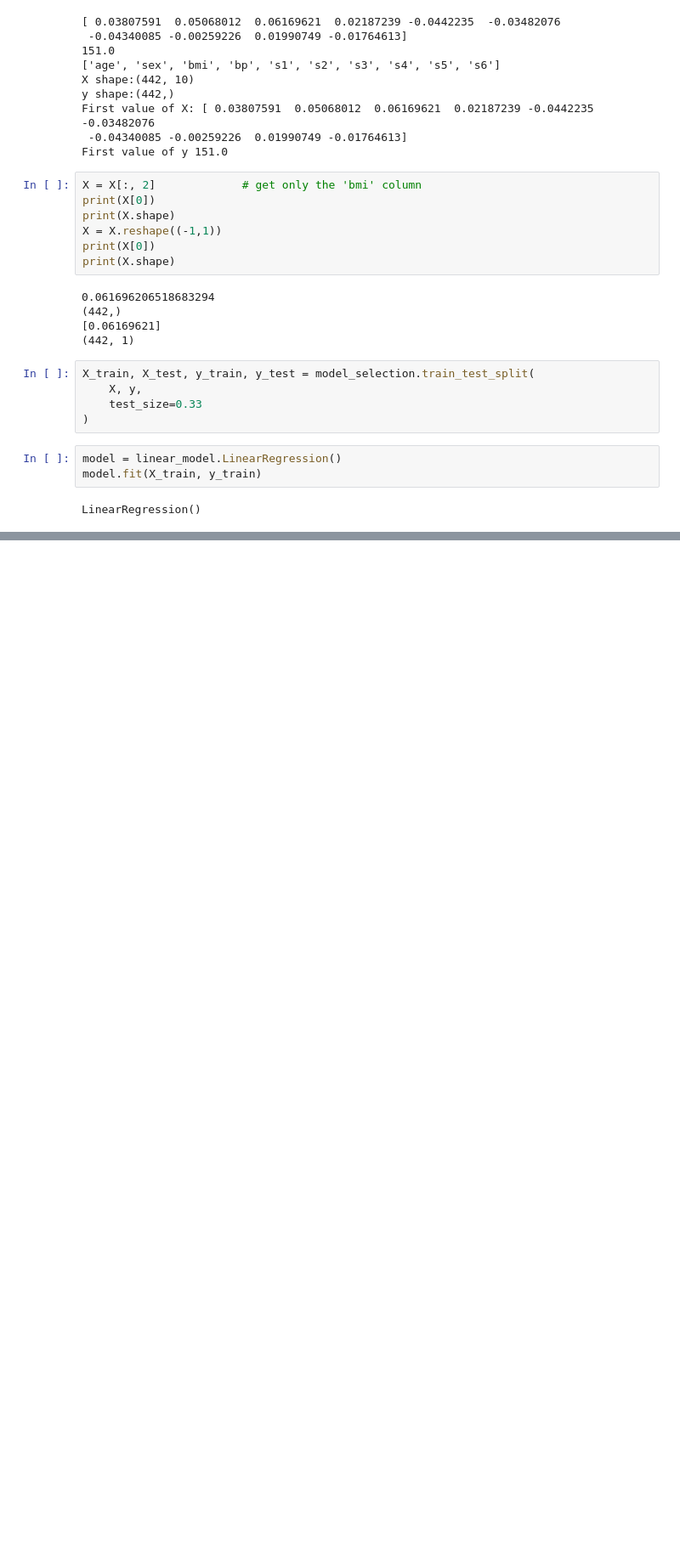
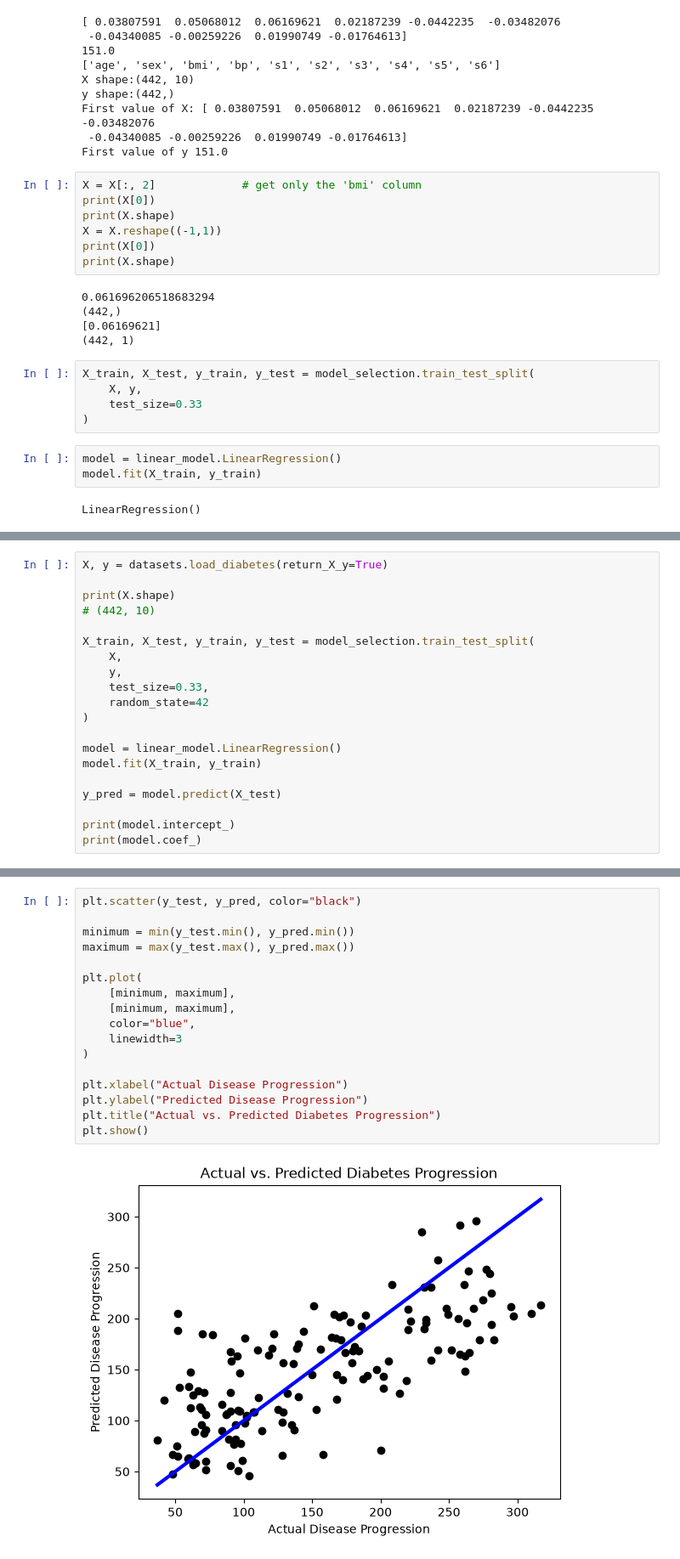
Before and after one commit to AivanD/ML-For-Beginners, a Jupyter notebook: 2-Regression/1-Tools/notebook.ipynb, the cells around one changed output, grey strips where cells are left out. Shown at 85% size. Drawn from its saved outputs; the diff is of its cells as text; blank space fills up the shorter version.

Commit message:
finished linear regression

```diff
--- a/2-Regression/1-Tools/notebook.ipynb
+++ b/2-Regression/1-Tools/notebook.ipynb
@@ -57,0 +88,20 @@ plt.show()
+# %%
+X, y = datasets.load_diabetes(return_X_y=True)
+
+print(X.shape)
+# (442, 10)
+
+X_train, X_test, y_train, y_test = model_selection.train_test_split(
+    X,
+    y,
+    test_size=0.33,
+    random_state=42
+)
+
+model = linear_model.LinearRegression()
+model.fit(X_train, y_train)
+
+y_pred = model.predict(X_test)
+
+print(model.intercept_)
+print(model.coef_)
@@ -57,0 +113,19 @@ plt.show()
+# %%
+plt.scatter(y_test, y_pred, color="black")
+
+minimum = min(y_test.min(), y_pred.min())
+maximum = max(y_test.max(), y_pred.max())
+
+plt.plot(
+    [minimum, maximum],
+    [minimum, maximum],
+    color="blue",
+    linewidth=3
+)
+
+plt.xlabel("Actual Disease Progression")
+plt.ylabel("Predicted Disease Progression")
+plt.title("Actual vs. Predicted Diabetes Progression")
+plt.show()
+# %% [output]
+[figure, added]
```
Also changed, not shown: parts of 7 cells of this notebook.
